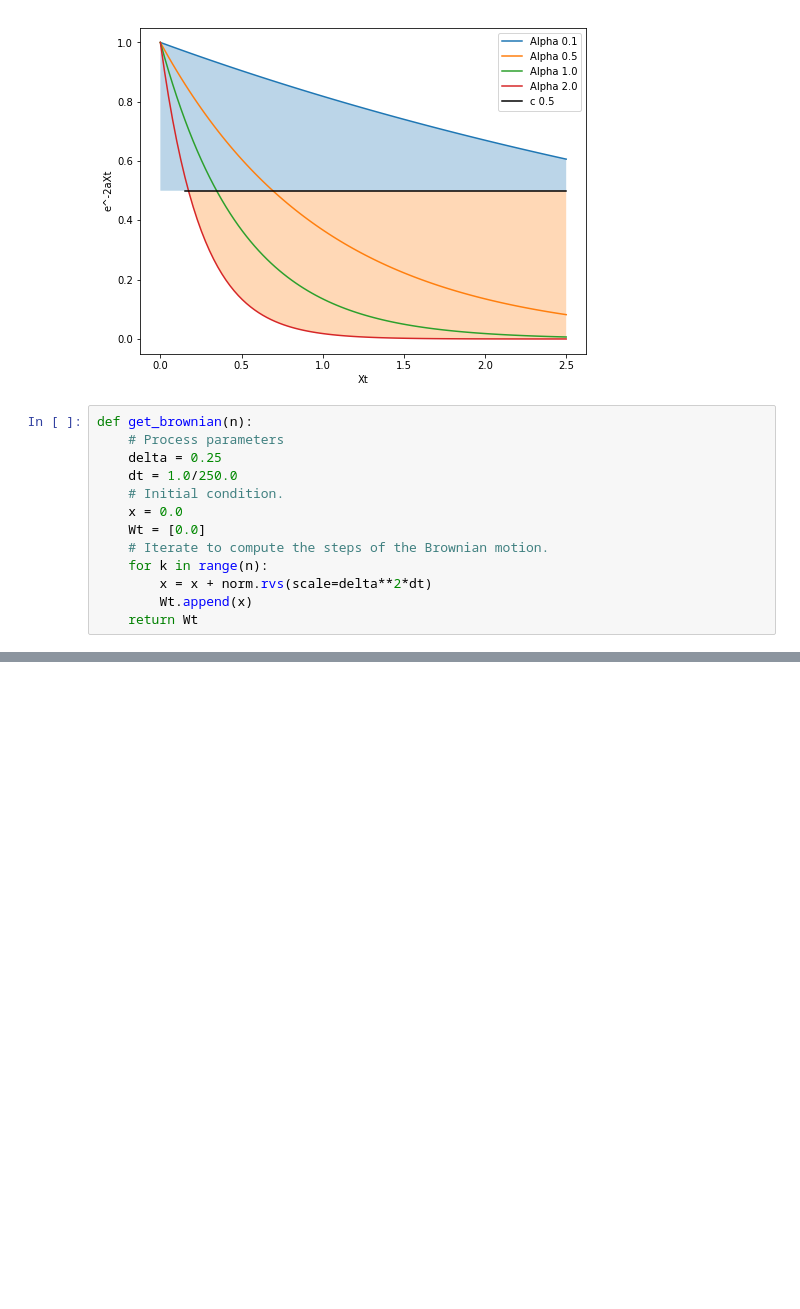
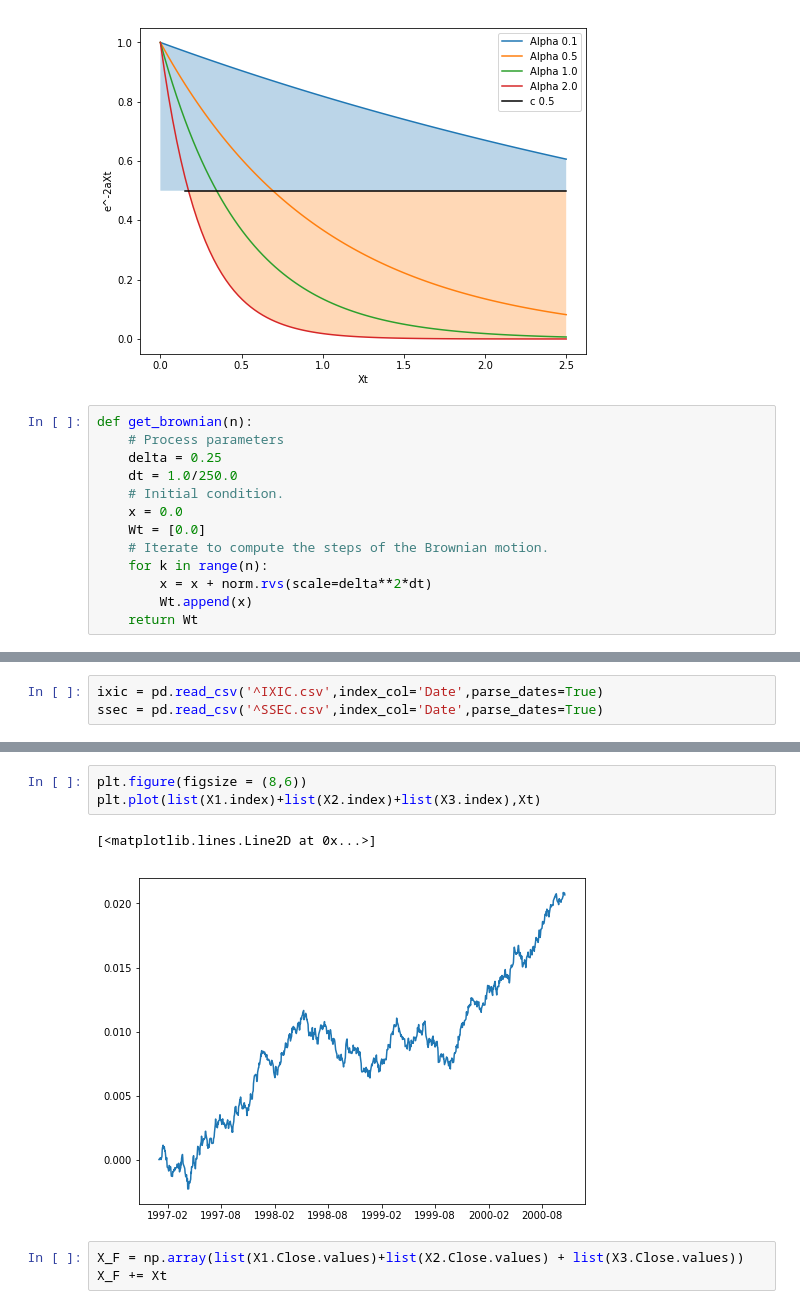
Before and after one commit to sunny2309/projects, a Jupyter notebook: bitcoin_analysis/bitcoin_analysis.ipynb, the cells around one changed output, grey strips where cells are left out. Drawn from its saved outputs; the diff is of its cells as text; blank space fills up the shorter version.

```diff
--- a/bitcoin_analysis/bitcoin_analysis.ipynb
+++ b/bitcoin_analysis/bitcoin_analysis.ipynb
@@ -378,0 +379,3 @@ plt.legend(loc='best')
+# %%
+ixic = pd.read_csv('^IXIC.csv',index_col='Date',parse_dates=True)
+ssec = pd.read_csv('^SSEC.csv',index_col='Date',parse_dates=True)
@@ -378,0 +445,9 @@ plt.legend(loc='best')
+# %%
+plt.figure(figsize = (8,6))
+plt.plot(list(X1.index)+list(X2.index)+list(X3.index),Xt)
+# %% [output]
+[<matplotlib.lines.Line2D at 0x...>]
+[figure, added]
+# %%
+X_F = np.array(list(X1.Close.values)+list(X2.Close.values) + list(X3.Close.values))
+X_F += Xt
```
Also changed, not shown: parts of 14 cells of this notebook.
